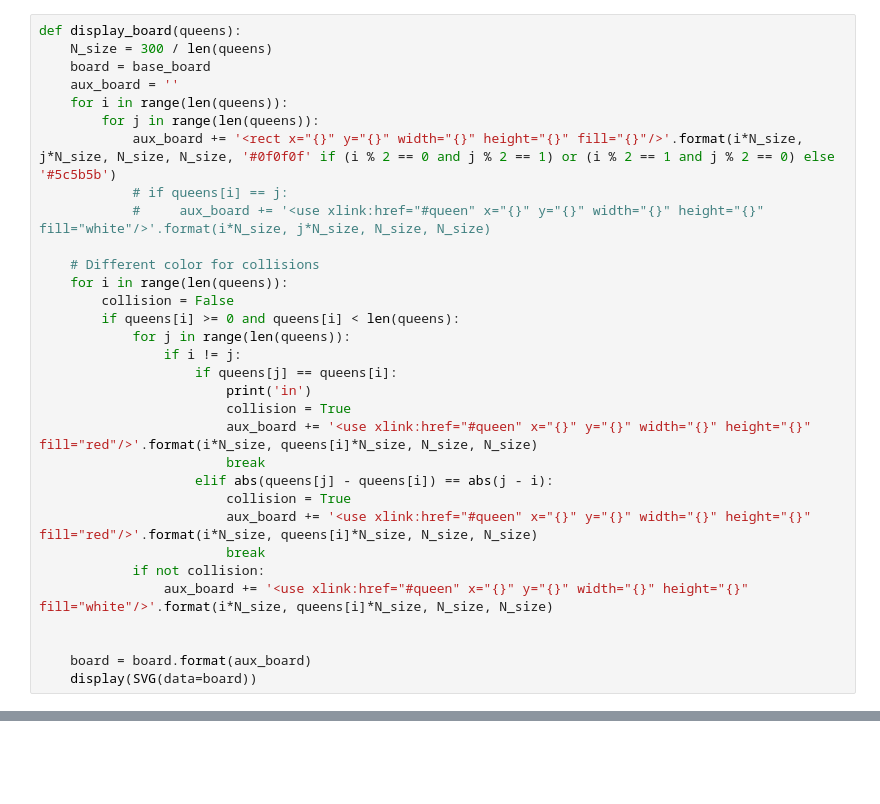
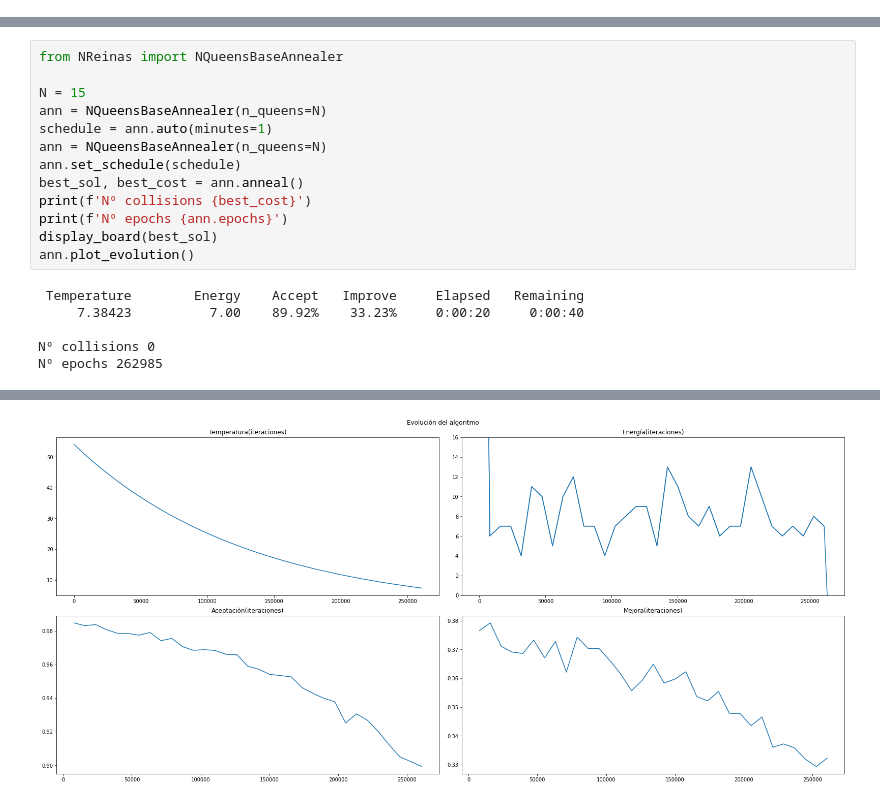
Before and after one commit to johacks/bibm, a Jupyter notebook: RS/Tablero.ipynb, the cells around one changed output, grey strips where cells are left out. Drawn from its saved outputs; the diff is of its cells as text; blank space fills up the shorter version.

```diff
--- a/RS/Tablero.ipynb
+++ b/RS/Tablero.ipynb
@@ -7,32 +33,0 @@ queens_example = [-1, -1, -1, -1, -1, -1, -1]
-# %%
-def display_board(queens):
-    N_size = 300 / len(queens)
-    board = base_board
-    aux_board = ''
-    for i in range(len(queens)):
-        for j in range(len(queens)):
-            aux_board += '<rect x="{}" y="{}" width="{}" height="{}" fill="{}"/>'.format(i*N_size, j*N_size, N_size, N_size, '#0f0f0f' if (i % 2 == 0 and j % 2 == 1) or (i % 2 == 1 and j % 2 == 0) else '#5c5b5b')
-            # if queens[i] == j:
-            #     aux_board += '<use xlink:href="#queen" x="{}" y="{}" width="{}" height="{}" fill="white"/>'.format(i*N_size, j*N_size, N_size, N_size)
-
-    # Different color for collisions
-    for i in range(len(queens)):
-        collision = False
-        if queens[i] >= 0 and queens[i] < len(queens):
-            for j in range(len(queens)):
-                if i != j:
-                    if queens[j] == queens[i]:
-                        print('in')
-                        collision = True
-                        aux_board += '<use xlink:href="#queen" x="{}" y="{}" width="{}" height="{}" fill="red"/>'.format(i*N_size, queens[i]*N_size, N_size, N_size)
-                        break
-                    elif abs(queens[j] - queens[i]) == abs(j - i):
-                        collision = True
-                        aux_board += '<use xlink:href="#queen" x="{}" y="{}" width="{}" height="{}" fill="red"/>'.format(i*N_size, queens[i]*N_size, N_size, N_size)
-                        break
-            if not collision:
-                aux_board += '<use xlink:href="#queen" x="{}" y="{}" width="{}" height="{}" fill="white"/>'.format(i*N_size, queens[i]*N_size, N_size, N_size)
-
-
-    board = board.format(aux_board)
-    display(SVG(data=board))
@@ -43,0 +34,19 @@ in
+# %%
+from NReinas import NQueensBaseAnnealer
+
+N = 15
+ann = NQueensBaseAnnealer(n_queens=N)
+schedule = ann.auto(minutes=1)
+ann = NQueensBaseAnnealer(n_queens=N)
+ann.set_schedule(schedule)
+best_sol, best_cost = ann.anneal()
+print(f'Nº collisions {best_cost}')
+print(f'Nº epochs {ann.epochs}')
+display_board(best_sol)
+ann.plot_evolution()
+# %% [output]
+ Temperature        Energy    Accept   Improve     Elapsed   Remaining
+     7.38423          7.00    89.92%    33.23%     0:00:20     0:00:40
+
+Nº collisions 0
+Nº epochs 262985
@@ -43,0 +54 @@ in
+[figure, added]
```
Also changed, not shown: parts of 3 cells of this notebook, 1 other file.
